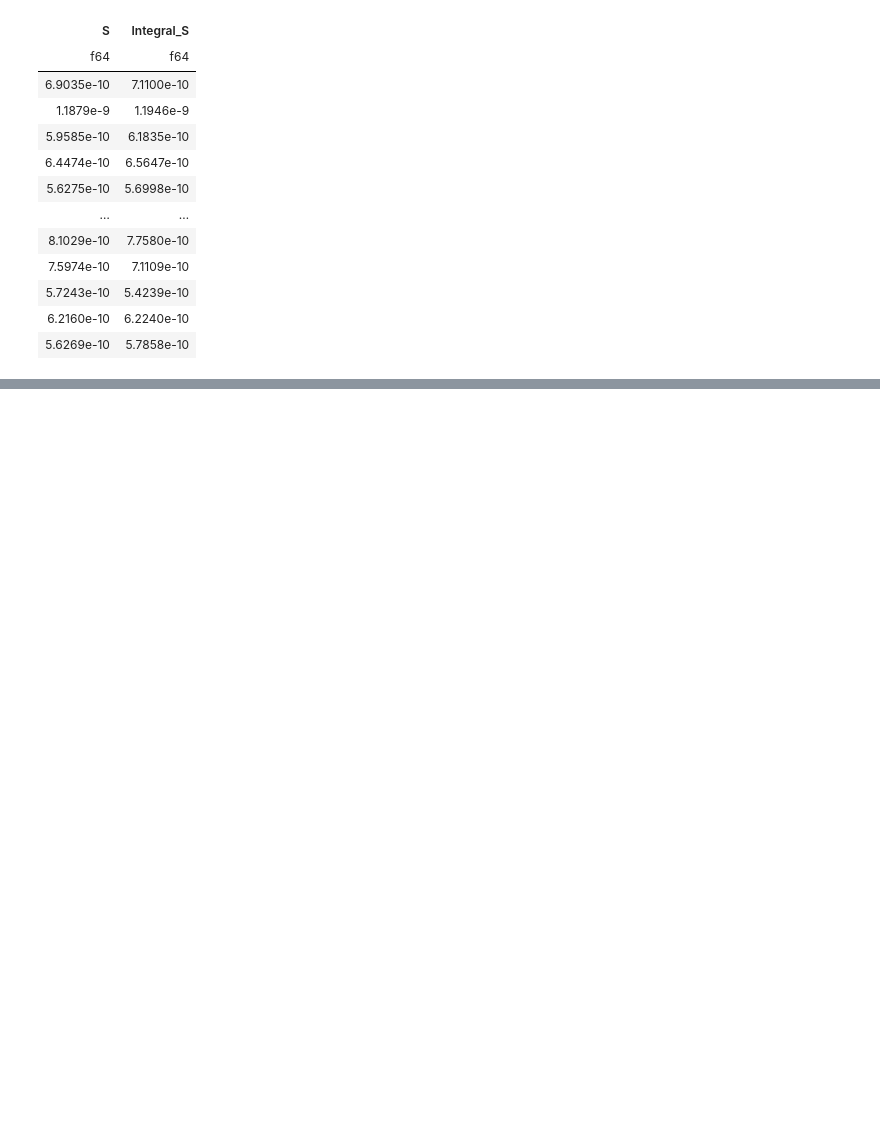
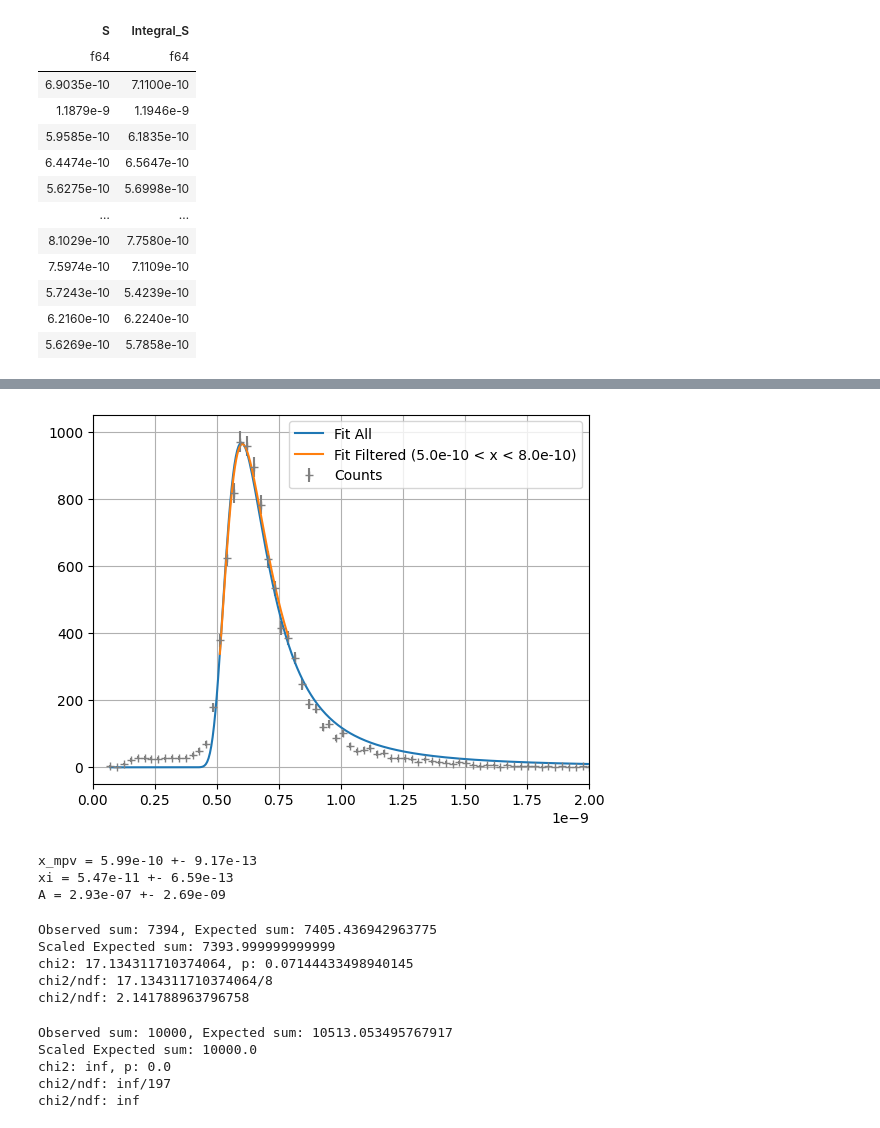
Before and after one commit to jijinbei/QuarkPhy, a Jupyter notebook: Vplot/src/mpel.ipynb, the cells around one changed output, grey strips where cells are left out. Saved outputs shown, nothing was run; the diff lists cells and outputs as text; code cells hidden in the pictures; blank space fills up the shorter version.

```diff
--- a/Vplot/src/mpel.ipynb
+++ b/Vplot/src/mpel.ipynb
@@ -50,0 +89,26 @@ NameError: name 'Landau' is not defined
+# %%
+rfit_x = np.linspace(rx.min(), rx.max(), 1000)
+fig, ax = plt.subplots()
+ax.errorbar(x, y, yerr=np.sqrt(y), fmt="+", label="Counts", color="gray")
+ax.plot(fit_x, fit_function(fit_x, *popt), label="Fit All")
+ax.plot(rfit_x, fit_function(rfit_x, *rpopt), label=f"Fit Filtered ({range_x[0]:.1e} < x < {range_x[1]:.1e})")
+ax.grid()
+ax.set_xlim(0, 2e-9)
+ax.legend()
+
+fig.savefig(f"images/MIP_{datetime.datetime.today()}.png")
+
+plt.show()
+# %% [output]
+[figure, added]
+# %%
+x_mpv , xi, A = popt
+x_mpv_std, xi_std, A_std = np.sqrt(np.diag(pcov))
+
+print(f"x_mpv = {x_mpv:.2e} +- {x_mpv_std:.2e}")
+print(f"xi = {xi:.2e} +- {xi_std:.2e}")
+print(f"A = {A:.2e} +- {A_std:.2e}")
+# %% [output]
+x_mpv = 5.99e-10 +- 9.17e-13
+xi = 5.47e-11 +- 6.59e-13
+A = 2.93e-07 +- 2.69e-09
@@ -50,0 +131,16 @@ NameError: name 'Landau' is not defined
+# %%
+chi2(rx, ry, *rpopt)
+# %% [output]
+Observed sum: 7394, Expected sum: 7405.436942963775
+Scaled Expected sum: 7393.999999999999
+chi2: 17.134311710374064, p: 0.07144433498940145
+chi2/ndf: 17.134311710374064/8
+chi2/ndf: 2.141788963796758
+# %%
+chi2(x, y, *popt)
+# %% [output]
+Observed sum: 10000, Expected sum: 10513.053495767917
+Scaled Expected sum: 10000.0
+chi2: inf, p: 0.0
+chi2/ndf: inf/197
+chi2/ndf: inf
```
Also changed, not shown: parts of 13 cells of this notebook, 1 other file.
